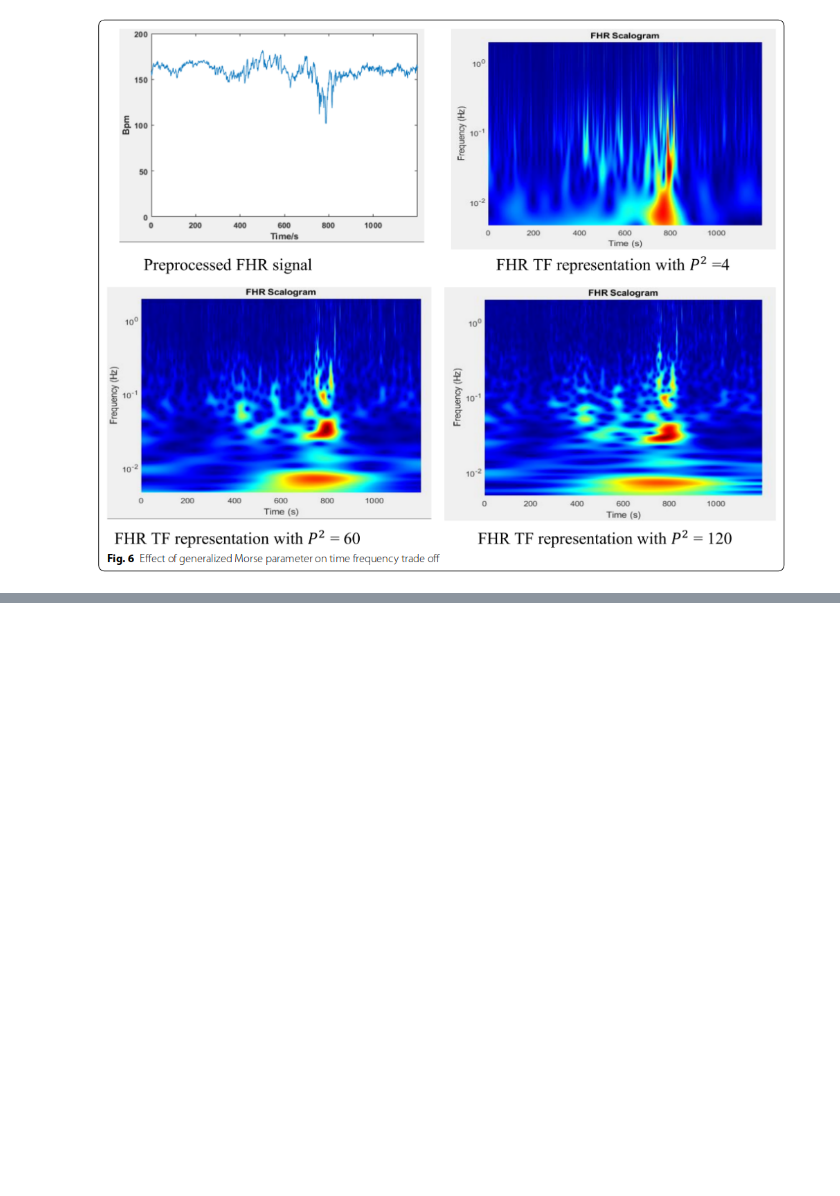
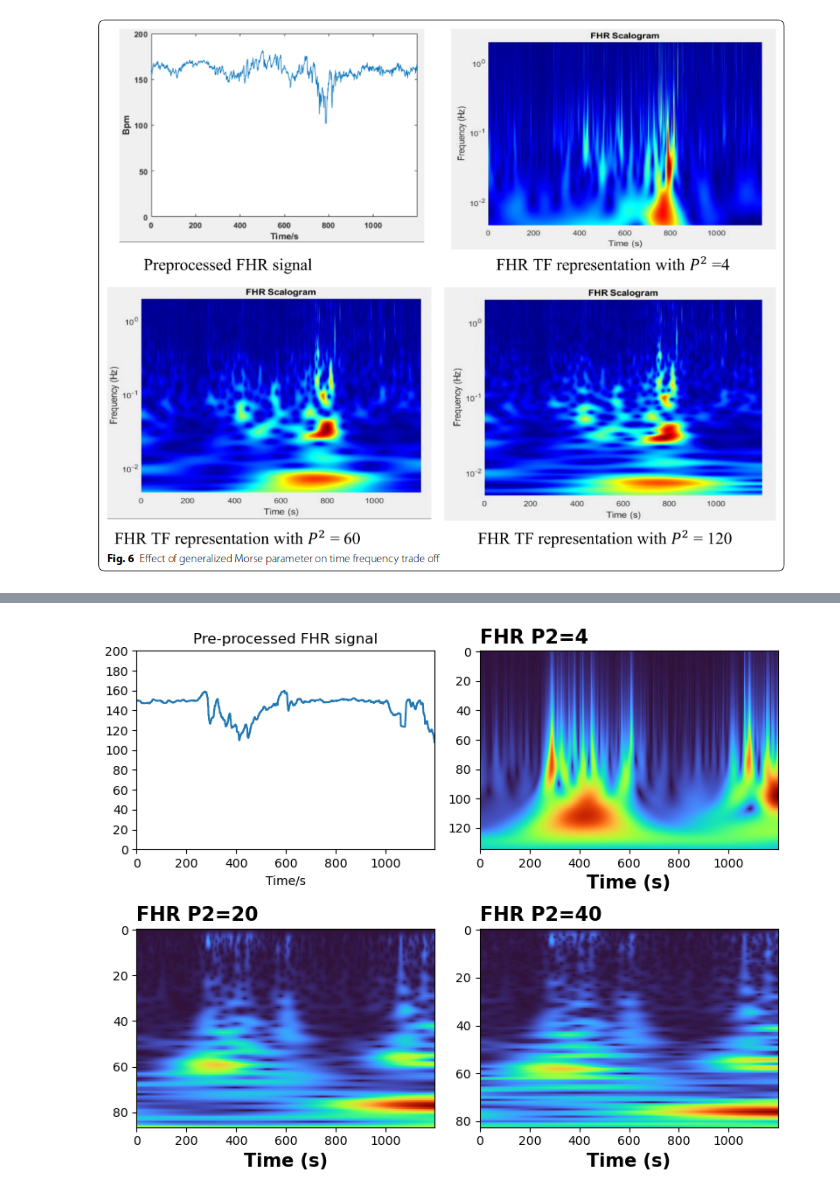
Before and after one commit to birth-outcomes/ctg_exploratory, a Jupyter notebook: 06_replicating_paper_processing.ipynb, the cells around one changed output, grey strips where cells are left out. Cells and saved outputs as stored; diff of their text form; code cells hidden in the pictures; blank space fills up the shorter version.

```diff
--- a/06_replicating_paper_processing.ipynb
+++ b/06_replicating_paper_processing.ipynb
@@ -329,0 +340,37 @@ plt.show()
+# %%
+# Initialise plot
+fig = plt.figure(figsize=(8, 6.5))
+
+# Plot clean FHR stage 1
+ax = fig.add_subplot(221)
+ax.plot(fhr_first)
+ax.margins(x=0)
+ax.set_ylim(0, 200)
+ax.set_xlabel('Time/s')
+ax.set_title('Pre-processed FHR signal')
+ax.set_yticks(np.arange(0, 201, 20))
+
+def daydulo_cwt(beta, p2, axes):
+    '''
+    Perform CWT and plot scaleogram for replicating Daydulo at given values
+    of beta and p2
+    '''
+    signal_length = len(fhr_first)
+    wavelet = Wavelet(('gmw', {'gamma': 3, 'beta':beta}))
+    voices_per_octave = 12
+    min_scale, max_scale = cwt_scalebounds(wavelet, signal_length)
+    scales = make_scales(signal_length, scaletype='log', nv=voices_per_octave,
+                        min_scale=min_scale, max_scale=max_scale)
+    Wx, _ = cwt(fhr_first, wavelet, scales=scales)
+    ax = fig.add_subplot(axes)
+    imshow(data=Wx, abs=1, show=False, title=f'FHR P2={p2}', xlabel='Time (s)')
+
+
+daydulo_cwt(0.75, 4, 222)
+daydulo_cwt(60, 20, 223)
+daydulo_cwt(120, 40, 224)
+
+plt.tight_layout()
+plt.show()
+# %% [output]
+[figure, added]
```
Also changed, not shown: parts of 9 cells of this notebook.
